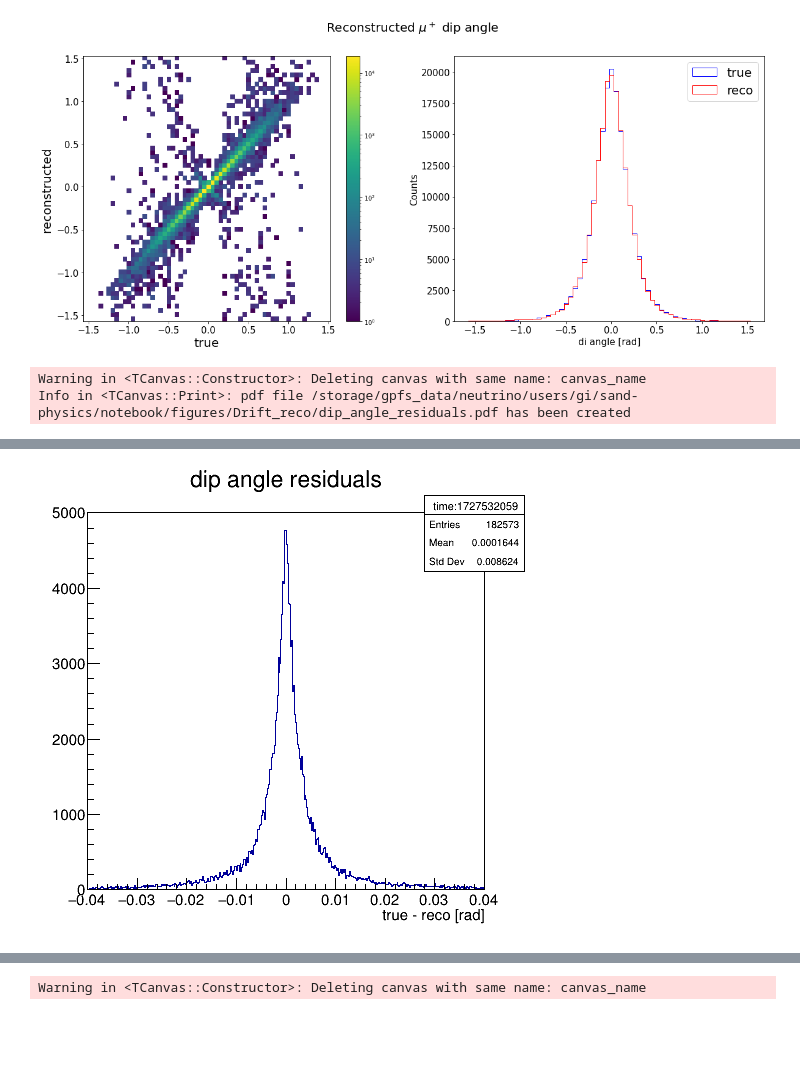
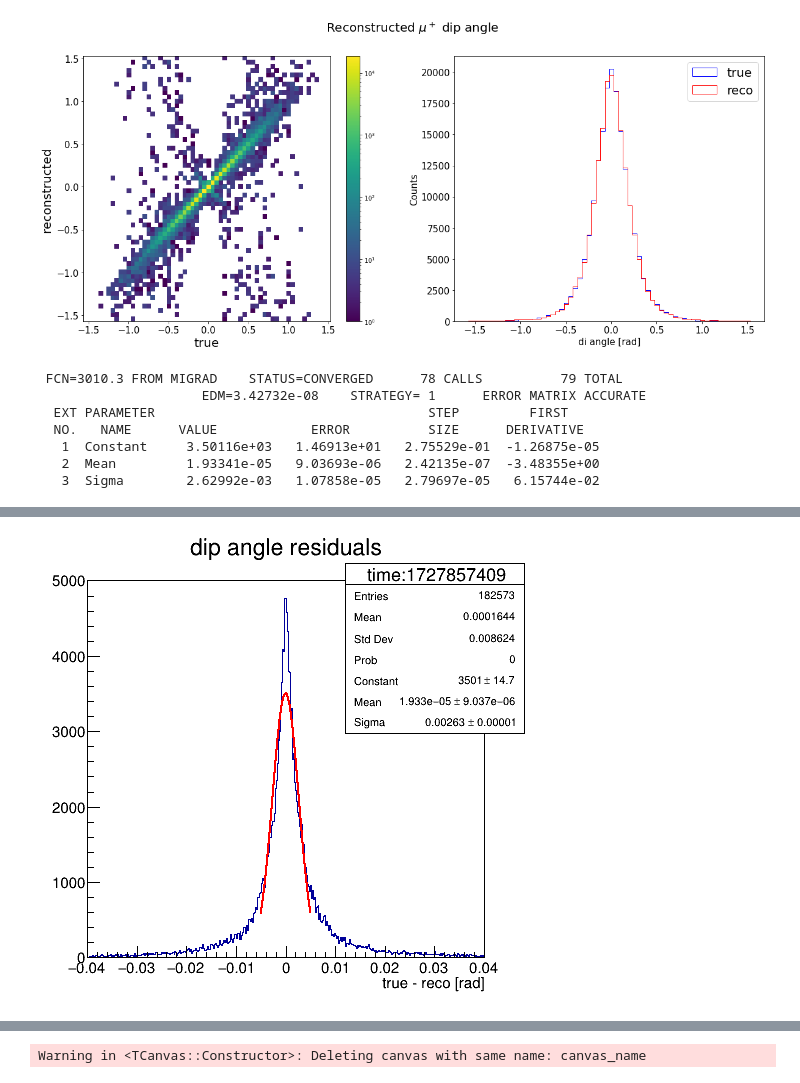
Before and after one commit to GianfrancoIngratta/SAND-PHYSICS, a Jupyter notebook: notebook/AnalyseDriftReco.ipynb, the cells around one changed output, grey strips where cells are left out. Saved outputs shown, nothing was run; the diff lists cells and outputs as text; code cells hidden in the pictures; blank space fills up the shorter version.

```diff
--- a/notebook/AnalyseDriftReco.ipynb
+++ b/notebook/AnalyseDriftReco.ipynb
@@ -55,2 +61,4 @@ converter.keys()
+# %%
+converter = Converter(production[:4], "tReco_extended")
 # %%
 columns = [
@@ -79,6 +126,6 @@ columns = [
 df = converter.CreatePandas(
     columns = columns,
     rename = True,
-    # indices = ['edep_file_input','edep_event_index']
+    indices = ['FileName']
 )
 df
@@ -100,8 +186,9 @@ new_columns_list = [new_columns.get(col, col) for col in df.columns]
 
 # Assegniamo la nuova lista di colonne al DataFrame
 df.columns = new_columns_list
-df = df.reset_index().set_index("FileName")
+# df = df.reset_index().set_index("FileName")
 df['Antimuon_ptot_residual'] = (1/df['Antimuon_ptot_true'] - 1/df['Antimuon_ptot_reco'])/(1/df['Antimuon_ptot_reco'])
 df['Antimuon_pt_residual'] = (1/df['Antimuon_pt_true'] - 1/df['Antimuon_pt_reco'])/(1/df['Antimuon_pt_reco'])
+df['Antimuon_dip_residual'] = df['Antimuon_dip_true'] - df['Antimuon_dip_reco']
 df
 # %% [output]
@@ -122,7 +196,3 @@ df
-# %%
-df['Antimuon_ptot_residual'] = (1/df['Antimuon_ptot_true'] - 1/df['Antimuon_ptot_reco'])/(1/df['Antimuon_ptot_reco'])
-df['Antimuon_pt_residual'] = (1/df['Antimuon_pt_true'] - 1/df['Antimuon_pt_reco'])/(1/df['Antimuon_pt_reco'])
-df['Antimuon_dip_residual'] = df['Antimuon_dip_true'] - df['Antimuon_dip_reco']
 # %%
 df_manager = Manager(df, "df", reference_index="FileName")
 # %% [markdown]
@@ -727,16 +1249,21 @@ hist_ptot = tool.FillTH1D(iterable = good_sample.dataframe['Antimuon_dip_residua
                           x_min = -0.04,
                           x_max = 0.04)
 
-# hist_ptot_, mean, sigma = tool.FitTH1D_w_gauss(hist = hist_ptot,
-#                                              gauss_range = (-0.02, 0.02),
-#                                              fit_range = (-0.01,0.01))
+hist_ptot_, mean, sigma,  mean_err, sigma_err = tool.FitTH1D_w_gauss(hist = hist_ptot,
+                                             gauss_range = (-0.02, 0.02),
+                                             fit_range = (-0.005,0.005))
 
-ROOT.gStyle.SetOptFit(0)
+ROOT.gStyle.SetOptFit(1011)
 c = ROOT.TCanvas("canvas_name", "Canvas", 500, 500)
 hist_ptot.Draw()
 c.Draw()
 
 c.SaveAs("/storage/gpfs_data/neutrino/users/gi/sand-physics/notebook/figures/Drift_reco/dip_angle_residuals.pdf")
 # %% [output]
-Warning in <TCanvas::Constructor>: Deleting canvas with same name: canvas_name
-Info in <TCanvas::Print>: pdf file /storage/gpfs_data/neutrino/users/gi/sand-physics/notebook/figures/Drift_reco/dip_angle_residuals.pdf has been created
+ FCN=3010.3 FROM MIGRAD    STATUS=CONVERGED      78 CALLS          79 TOTAL
+                     EDM=3.42732e-08    STRATEGY= 1      ERROR MATRIX ACCURATE
+  EXT PARAMETER                                   STEP         FIRST
+  NO.   NAME      VALUE            ERROR          SIZE      DERIVATIVE
+   1  Constant     3.50116e+03   1.46913e+01   2.75529e-01  -1.26875e-05
+   2  Mean         1.93341e-05   9.03693e-06   2.42135e-07  -3.48355e+00
+   3  Sigma        2.62992e-03   1.07858e-05   2.79697e-05   6.15744e-02
@@ -743,4 +1272,4 @@ Info in <TCanvas::Print>: pdf file /storage/gpfs_data/neutrino/users/gi/sand-phy
-[figure, old version]
+[figure, new version]
 # %%
 # centers, widths = equally_split_bins(df['pt_true'].values, nof_bins=10)
 bin_edges  = np.array([-1.5, -0.2, -0.1, 0.1, 0.2, 1.5])
```
Also changed, not shown: parts of 48 cells of this notebook, 7 other files.
